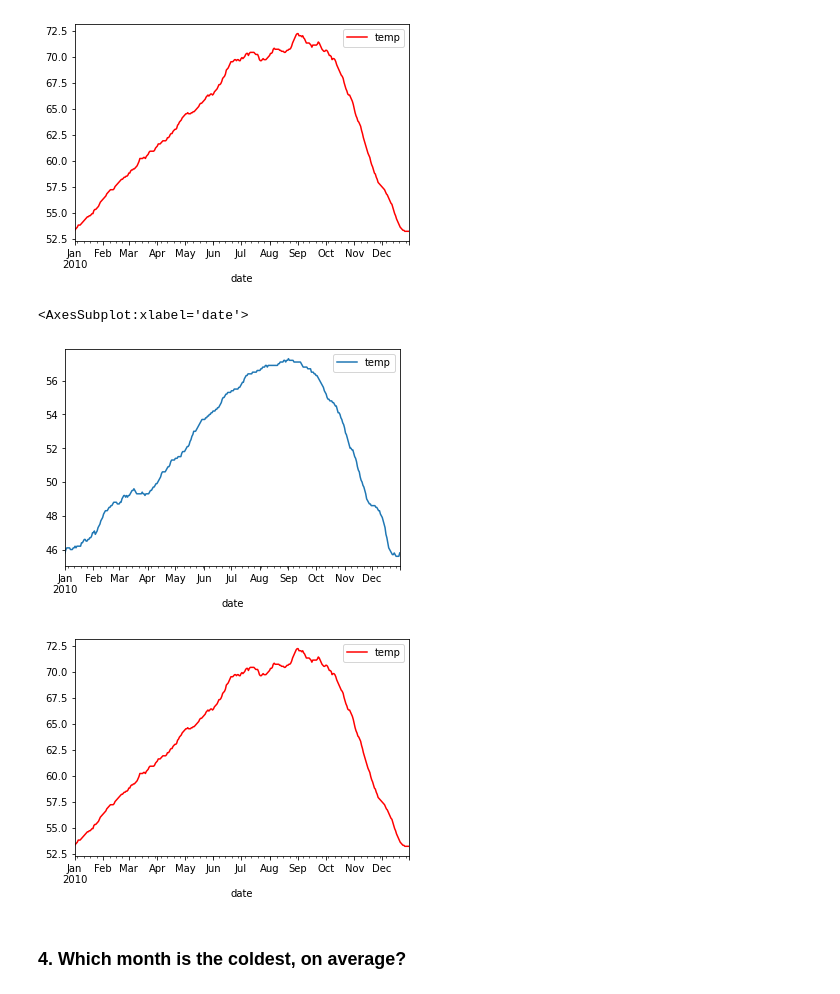
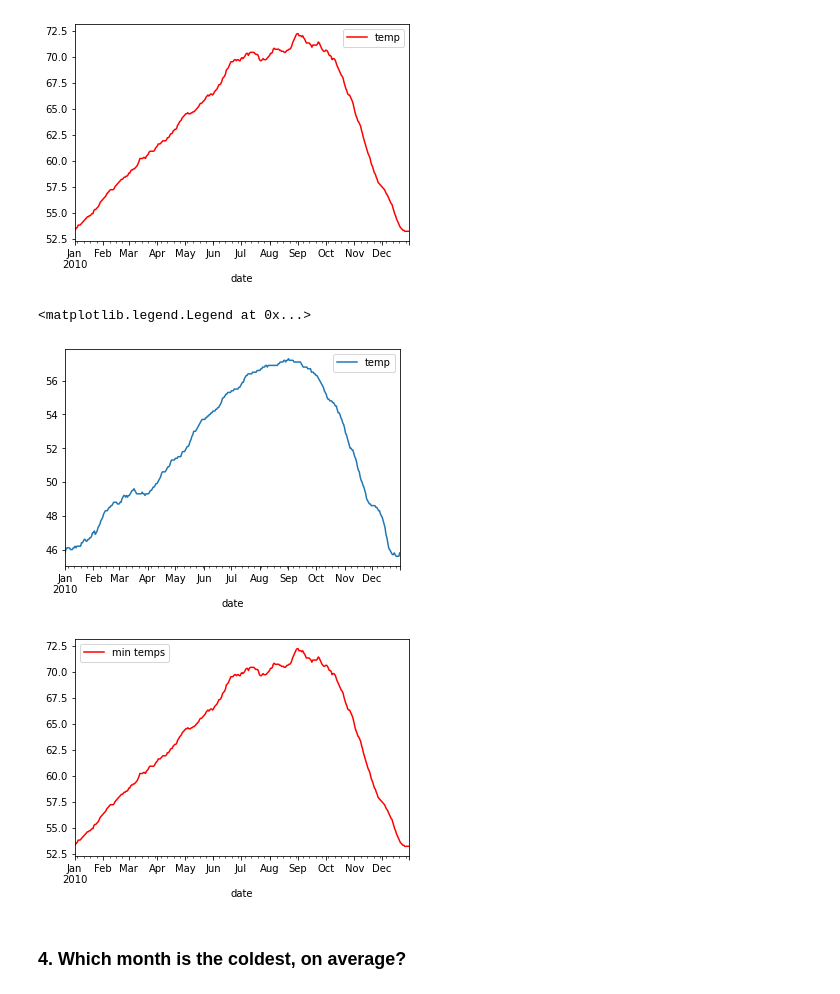
Before and after one commit to jeffakins/time_series, a Jupyter notebook: date_time_exercises.ipynb, the cells around one changed output. Drawn from its saved outputs; the diff is of its cells as text; code cells hidden in the pictures.

```diff
--- a/date_time_exercises.ipynb
+++ b/date_time_exercises.ipynb
@@ -105,9 +105,10 @@ sf_temps.resample('D').max().plot(c='red')
 # %%
 sf_temps.resample('D').min().plot()
 sf_temps.resample('D').max().plot(c='red')
+plt.legend(["min temps", "max temps"])
 # %% [output]
-<AxesSubplot:xlabel='date'>
+<matplotlib.legend.Legend at 0x...>
 [figure]
-[figure, old version]
+[figure, new version]
 # %% [markdown]
 ### 4. Which month is the coldest, on average?
```
Also changed, not shown: parts of 5 cells of this notebook.
